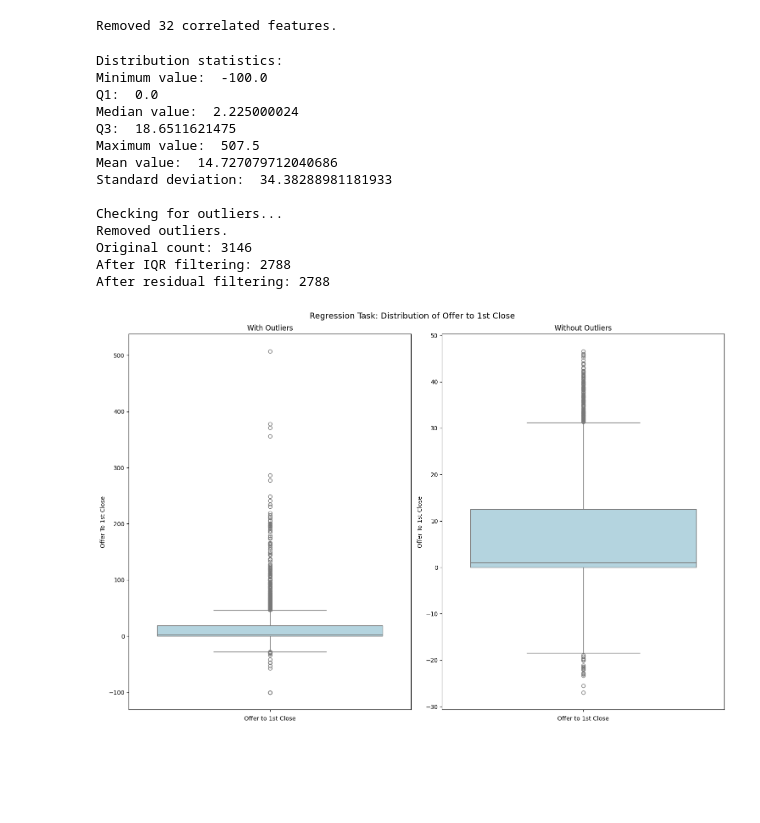
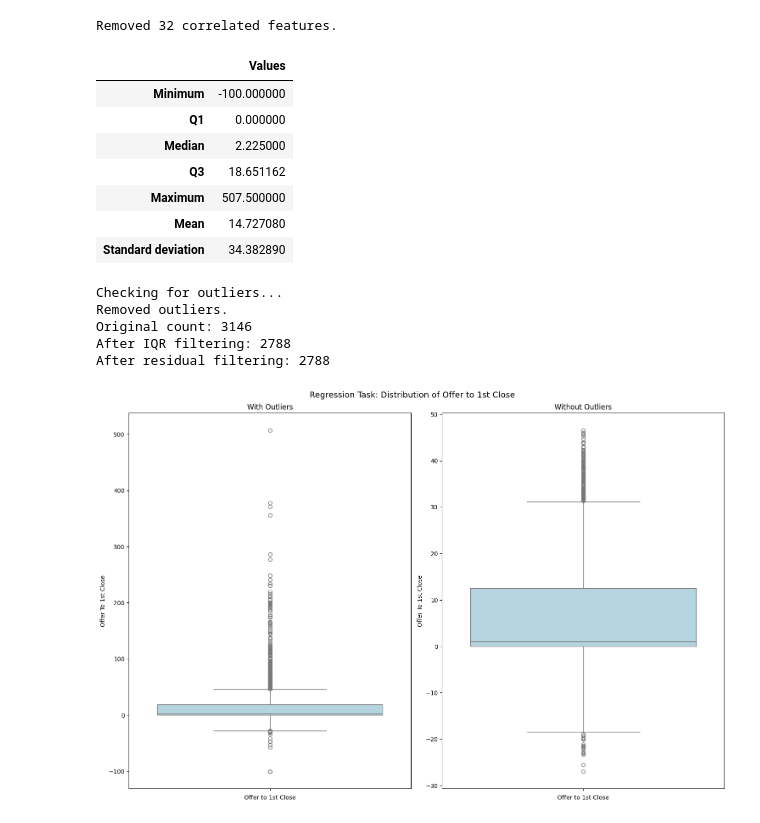
Before and after one commit to emanuelaromano/ipo-underpricing, a Jupyter notebook: data_analysis/regression.ipynb, the cells around one changed output. Drawn from its saved outputs; the diff is of its cells as text; code cells hidden in the pictures; blank space fills up the shorter version.

```diff
--- a/data_analysis/regression.ipynb
+++ b/data_analysis/regression.ipynb
@@ -229,35 +229,37 @@ def remove_outlier(df):
 # %%
 def checkoutliers(df, outfile):
     """
     Print distribution of the target variable and check for outliers.
     """
     label = df['Offer To 1st Close']
 
-    print('Distribution statistics:')
-    print('Minimum value: ', label.min())
-    print('Q1: ', label.quantile(0.25))
-    print('Median value: ', label.median())
-    print('Q3: ', label.quantile(0.75))
-    print('Maximum value: ', label.max())
-    print('Mean value: ', label.mean())
-    print('Standard deviation: ', label.std())
+    df_stat = pd.DataFrame([{
+        'Minimum': label.min(),
+        'Q1': label.quantile(0.25),
+        'Median': label.median(),
+        'Q3': label.quantile(0.75),
+        'Maximum': label.max(),
+        'Mean': label.mean(),
+        'Standard deviation': label.std()
+    }])
+
+    display(df_stat.transpose().rename(columns={0: 'Values'}))
     print('\nChecking for outliers...')
 
     df_filtered, bounds = remove_outlier(df)
     df_filtered.to_csv(outfile, index=False)
     return df_filtered, bounds
 
 df_dev_filtered, bounds = checkoutliers(df_dev_correlation, './output_csv/Final_Output_Reg_dev.csv')
 # %% [output]
+|  | Values |
+| Minimum | -100.000000 |
+| Q1 | 0.000000 |
+| Median | 2.225000 |
+| Q3 | 18.651162 |
+| Maximum | 507.500000 |
+| Mean | 14.727080 |
+| Standard deviation | 34.382890 |
-Distribution statistics:
-Minimum value:  -100.0
-Q1:  0.0
-Median value:  2.225000024
-Q3:  18.6511621475
-Maximum value:  507.5
-Mean value:  14.727079712040686
-Standard deviation:  34.38288981181933
-
 Checking for outliers...
 Removed outliers.
 Original count: 3146
```
